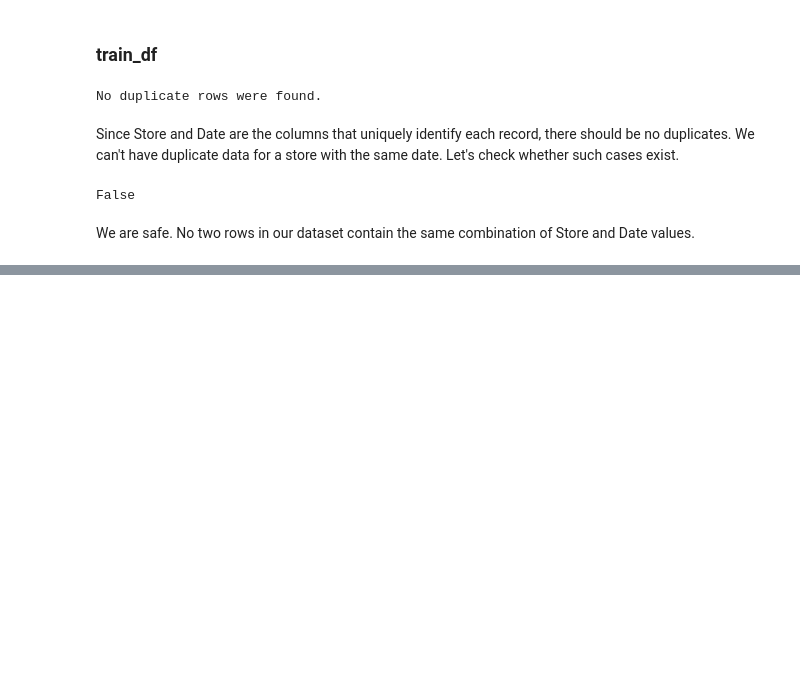
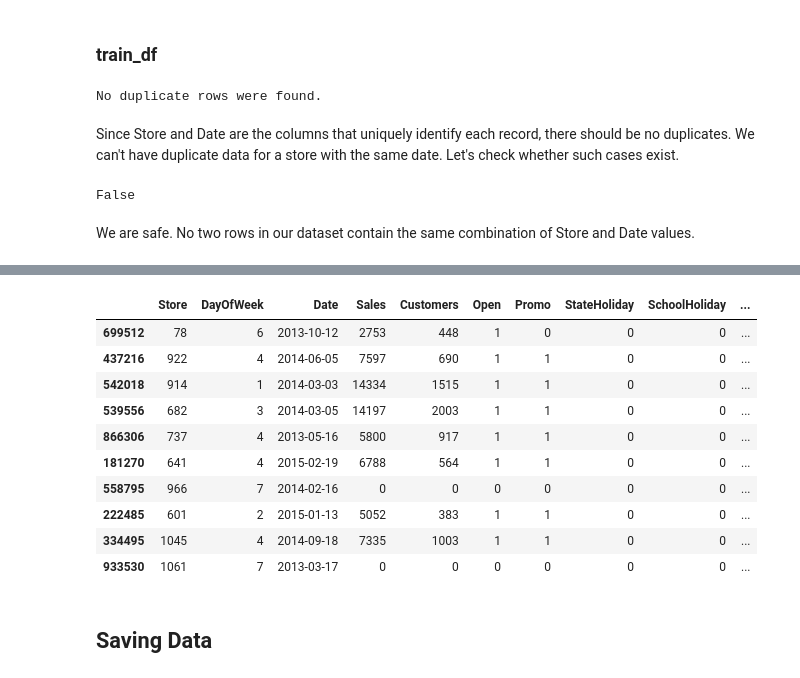
Before and after one commit to zelalemgetahun9374/Rossmann-Pharmaceuticals-Sales-Prediction, a Jupyter notebook: notebooks/EDA.ipynb, the cells around one changed output, grey strips where cells are left out. Saved outputs shown, nothing was run; the diff lists cells and outputs as text; code cells hidden in the pictures; blank space fills up the shorter version.

```diff
--- a/notebooks/EDA.ipynb
+++ b/notebooks/EDA.ipynb
@@ -569,0 +576,6 @@ We are safe. No two rows in our dataset contain the same combination of Store an
+# %%
+train_df['Year'] = train_df['Date'].apply(lambda x: x.year)
+train_df['Month'] = train_df['Date'].apply(lambda x: x.month)
+train_df['DayOfMonth'] = train_df['Date'].apply(lambda x: x.day)
+train_df['WeekOfYear'] = train_df['Date'].apply(lambda x: x.weekofyear)
+train_df['weekday'] = train_df['DayOfWeek'].apply(lambda x: 1 if (x in [5, 6]) else 0)
@@ -569,0 +602,16 @@ We are safe. No two rows in our dataset contain the same combination of Store an
+# %%
+train_df.sample(10)
+# %% [output]
+|  | Store | DayOfWeek | Date | Sales | Customers | Open | Promo | StateHoliday | SchoolHoliday | ... |
+| 699512 | 78 | 6 | 2013-10-12 | 2753 | 448 | 1 | 0 | 0 | 0 | ... |
+| 437216 | 922 | 4 | 2014-06-05 | 7597 | 690 | 1 | 1 | 0 | 0 | ... |
+| 542018 | 914 | 1 | 2014-03-03 | 14334 | 1515 | 1 | 1 | 0 | 0 | ... |
+| 539556 | 682 | 3 | 2014-03-05 | 14197 | 2003 | 1 | 1 | 0 | 0 | ... |
+| 866306 | 737 | 4 | 2013-05-16 | 5800 | 917 | 1 | 1 | 0 | 0 | ... |
+| 181270 | 641 | 4 | 2015-02-19 | 6788 | 564 | 1 | 1 | 0 | 0 | ... |
+| 558795 | 966 | 7 | 2014-02-16 | 0 | 0 | 0 | 0 | 0 | 0 | ... |
+| 222485 | 601 | 2 | 2015-01-13 | 5052 | 383 | 1 | 1 | 0 | 0 | ... |
+| 334495 | 1045 | 4 | 2014-09-18 | 7335 | 1003 | 1 | 1 | 0 | 0 | ... |
+| 933530 | 1061 | 7 | 2013-03-17 | 0 | 0 | 0 | 0 | 0 | 0 | ... |
+# %% [markdown]
+## Saving Data
```
Also changed, not shown: parts of 5 cells of this notebook.
